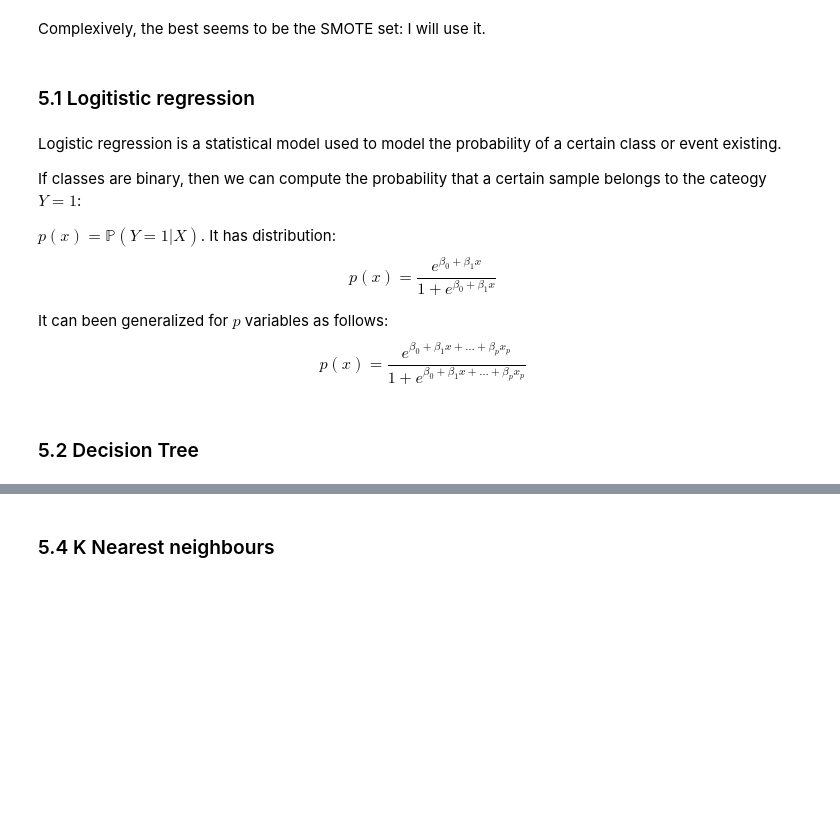
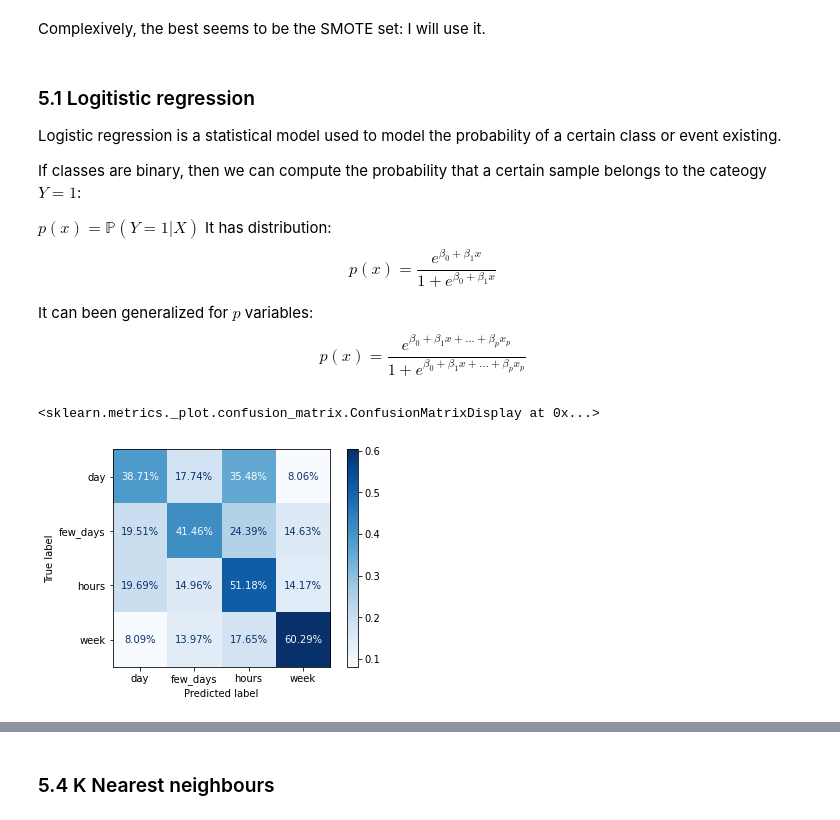
Before and after one commit to gianluigilopardo/Absenteeism_prediction, a Jupyter notebook: absenteeism_notebook.ipynb, the cells around one changed output, grey strips where cells are left out. Drawn from its saved outputs; the diff is of its cells as text; code cells hidden in the pictures; blank space fills up the shorter version.

```diff
--- a/absenteeism_notebook.ipynb
+++ b/absenteeism_notebook.ipynb
@@ -712,30 +801,33 @@ X_test = X_test_SMOTE
 y_test = y_test_SMOTE
 # %%
 classification_metrics = pd.DataFrame(columns=["Accuracy", "Precision", "Sensitivity", "F1 Score"])
-# %% [markdown]
-### 5.1 <a class="anchor" id="fifth_1">Logitistic regression</a>
 # %% [markdown]
+### 5.1 <a class="anchor" id="fifth_1">Logitistic regression</a>
 Logistic regression is a statistical model used to model the probability of a certain class or event existing.
 
 If classes are binary, then we can compute the probability that a certain sample belongs to the cateogy $Y = 1$:
 
-$p(x) = \mathbb{P}(Y=1\vert X)$.
+$p(x) = \mathbb{P}(Y=1\vert X)$
 It has distribution: $$p(x) = \frac{e^{\beta_0 + \beta_1x}}{1+e^{\beta_0 + \beta_1x}}$$
 
-It can been generalized for $p$ variables as follows: $$p(x) = \frac{e^{\beta_0 + \beta_1x + \dots + \beta_px_p}}{1+e^{\beta_0 + \beta_1x + \dots + \beta_px_p}}$$
+It can been generalized for $p$ variables: $$p(x) = \frac{e^{\beta_0 + \beta_1x + \dots + \beta_px_p}}{1+e^{\beta_0 + \beta_1x + \dots + \beta_px_p}}$$
 # %%
-logistic = LogisticRegression(random_state = SEED, solver = 'liblinear')
-
-logistic.fit(X_train, y_train)
+logistic = LogisticRegression( random_state = SEED, solver = 'liblinear').fit(X_train, y_train)
 logistic_predict = logistic.predict(X_test)
 
 #metrics:
 logi_acc = accuracy_score(logistic_predict, y_test)
 logi_preci = precision_score(logistic_predict, y_test, average = 'weighted')
 logi_sensitivity = recall_score(logistic_predict, y_test, average = 'weighted')
 logi_f1 = f1_score(logistic_predict, y_test, average = 'weighted')
 
 classification_metrics.loc["Logistic regression"] = [logi_acc,logi_preci,logi_sensitivity,logi_f1]
+plot_confusion_matrix(logistic, X_test, y_test,
+                      display_labels = levels,
+                      cmap = plt.cm.Blues,
+                      values_format = '0.2%',
+                      normalize = 'true')
+# %% [output]
+<sklearn.metrics._plot.confusion_matrix.ConfusionMatrixDisplay at 0x...>
+[figure, added]
-# %% [markdown]
-### 5.2 <a class="anchor" id="fifth_2">Decision Tree</a>
 # %% [markdown]
```
Also changed, not shown: parts of 27 cells of this notebook.
